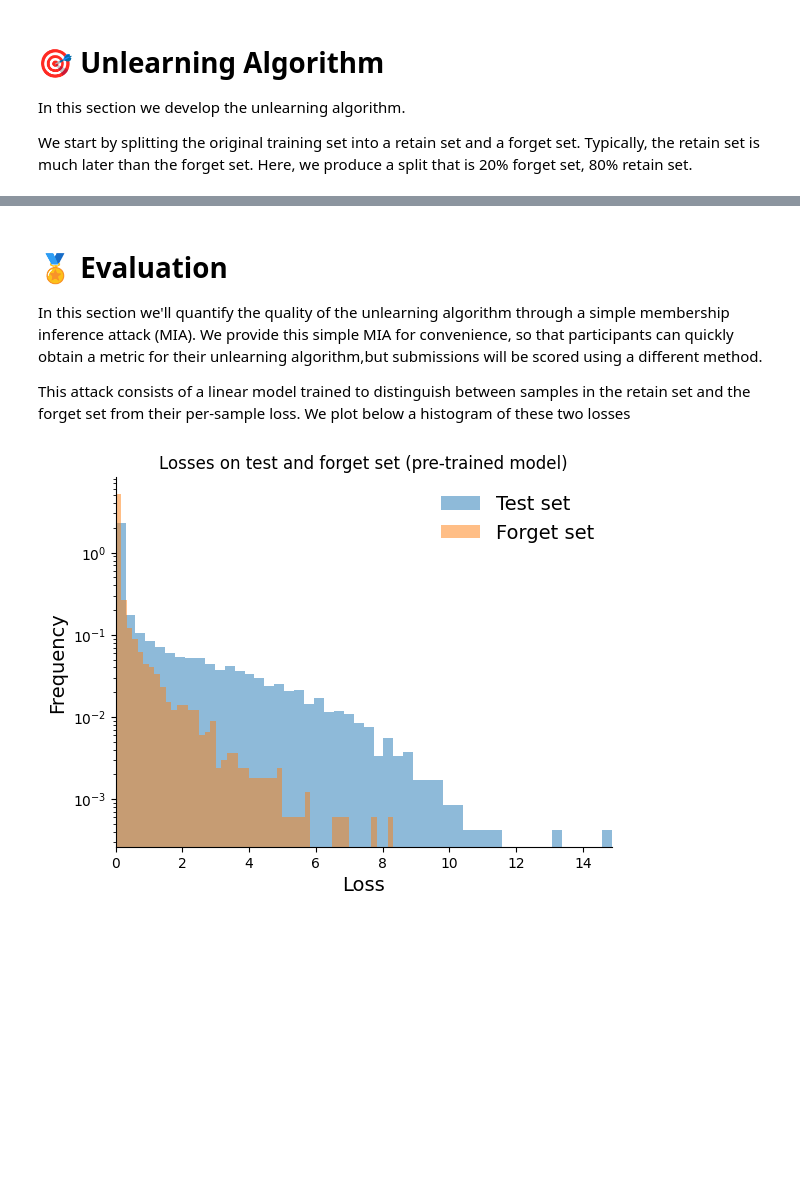
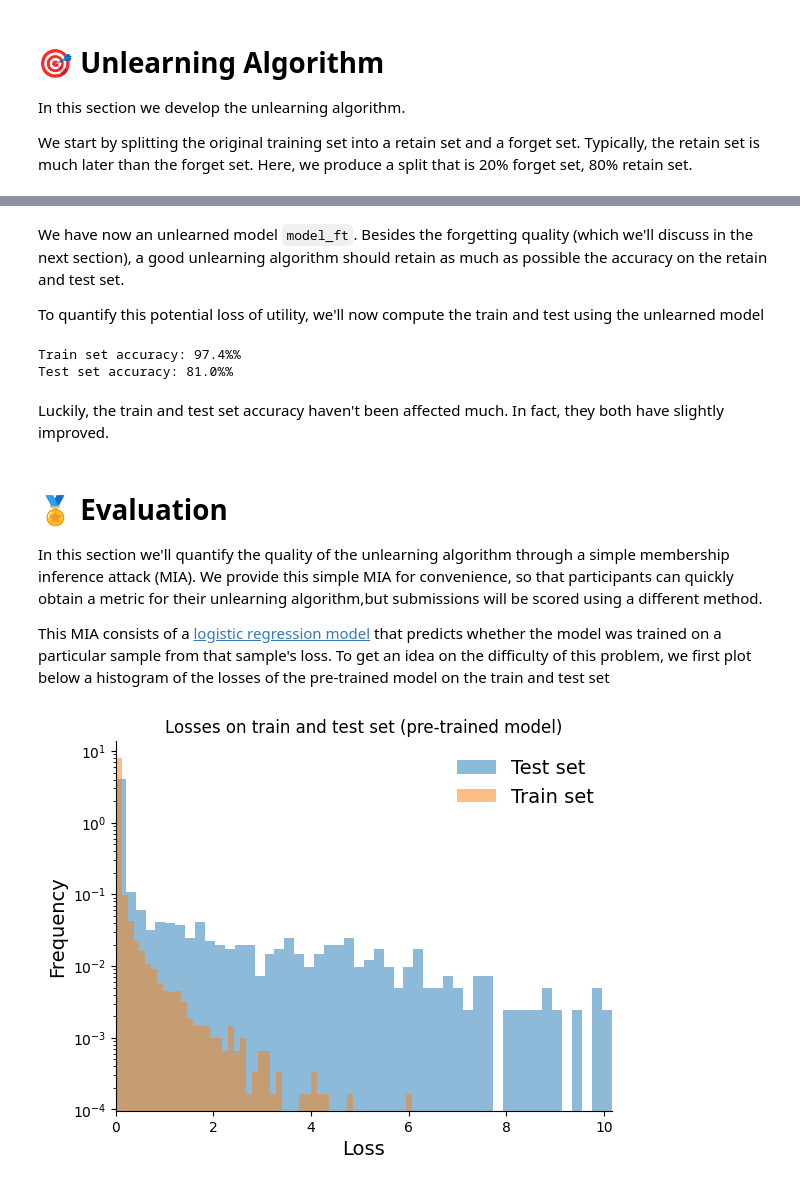
Before and after one commit to unlearning-challenge/starting-kit, a Jupyter notebook: unlearning-CIFAR10.ipynb, the cells around one changed output, grey strips where cells are left out. Drawn from its saved outputs; the diff is of its cells as text; code cells hidden in the pictures; blank space fills up the shorter version.

```diff
--- a/unlearning-CIFAR10.ipynb
+++ b/unlearning-CIFAR10.ipynb
@@ -190,12 +192,24 @@ model_ft.to(DEVICE)
 # Execute the unlearing routine. This might take a few minutes.
 # If run on colab, be sure to be running it on  an instance with GPUs
 model_ft = unlearning(model_ft, retain_loader, forget_loader, test_loader)
+# %% [markdown]
+We have now an unlearned model `model_ft`. Besides the forgetting quality (which we'll discuss in the next section), a good unlearning algorithm should retain as much as possible the accuracy on the retain and test set.
+
+To quantify this potential loss of utility, we'll now compute the train and test using the unlearned model
+# %%
+print(f"Train set accuracy: {100.0 * accuracy(model_ft, retain_loader):0.1f}%%")
+print(f"Test set accuracy: {100.0 * accuracy(model_ft, test_loader):0.1f}%%")
+# %% [output]
+Train set accuracy: 97.4%%
+Test set accuracy: 81.0%%
+# %% [markdown]
+Luckily, the train and test set accuracy haven't been affected much. In fact, they both have slightly improved.
 # %% [markdown]
 # 🏅 Evaluation
 
 In this section we'll quantify the quality of the unlearning algorithm through a simple membership inference attack (MIA). We provide this simple MIA for convenience, so that participants can quickly obtain a metric for their unlearning algorithm,but submissions will be scored using a different method.
 
-This attack consists of a linear model trained to distinguish between samples in the retain set and the forget set from their per-sample loss. We plot below a histogram of these two losses
+This MIA consists of a [logistic regression model](https://scikit-learn.org/stable/modules/linear_model.html#logistic-regression) that predicts whether the model was trained on a particular sample from that sample's loss. To get an idea on the difficulty of this problem, we first plot below a histogram of the losses of the pre-trained model on the train and test set
 # %%
 def compute_losses(net, loader):
     """Auxiliary function to compute per-sample losses"""
@@ -214,24 +228,24 @@ def compute_losses(net, loader):
     return np.array(all_losses)
 
 
-val_losses = compute_losses(model, val_loader)
-forget_losses = compute_losses(model, forget_loader)
+train_losses = compute_losses(model, train_loader)
+test_losses = compute_losses(model, test_loader)
 # %%
-# plot losses on test and forget set
-plt.title("Losses on test and forget set (pre-trained model)")
-plt.hist(val_losses, density=True, alpha=0.5, bins=50, label="Test set")
-plt.hist(forget_losses, density=True, alpha=0.5, bins=50, label="Forget set")
+# plot losses on train and test set
+plt.title("Losses on train and test set (pre-trained model)")
+plt.hist(test_losses, density=True, alpha=0.5, bins=50, label="Test set")
+plt.hist(train_losses, density=True, alpha=0.5, bins=50, label="Train set")
 plt.xlabel("Loss", fontsize=14)
 plt.ylabel("Frequency", fontsize=14)
-plt.xlim((0, np.max(val_losses)))
+plt.xlim((0, np.max(test_losses)))
 plt.yscale("log")
 plt.legend(frameon=False, fontsize=14)
 ax = plt.gca()
 ax.spines["top"].set_visible(False)
 ax.spines["right"].set_visible(False)
 plt.show()
 # %% [output]
-[figure, old version]
+[figure, new version]
 # %% [markdown]
 As per the above plot, the distributions of losses are quite different between the forget and retain set. This suggests that the simple MIA that we're considering should be reasonably effective.
 
```
Also changed, not shown: parts of 17 cells of this notebook.
